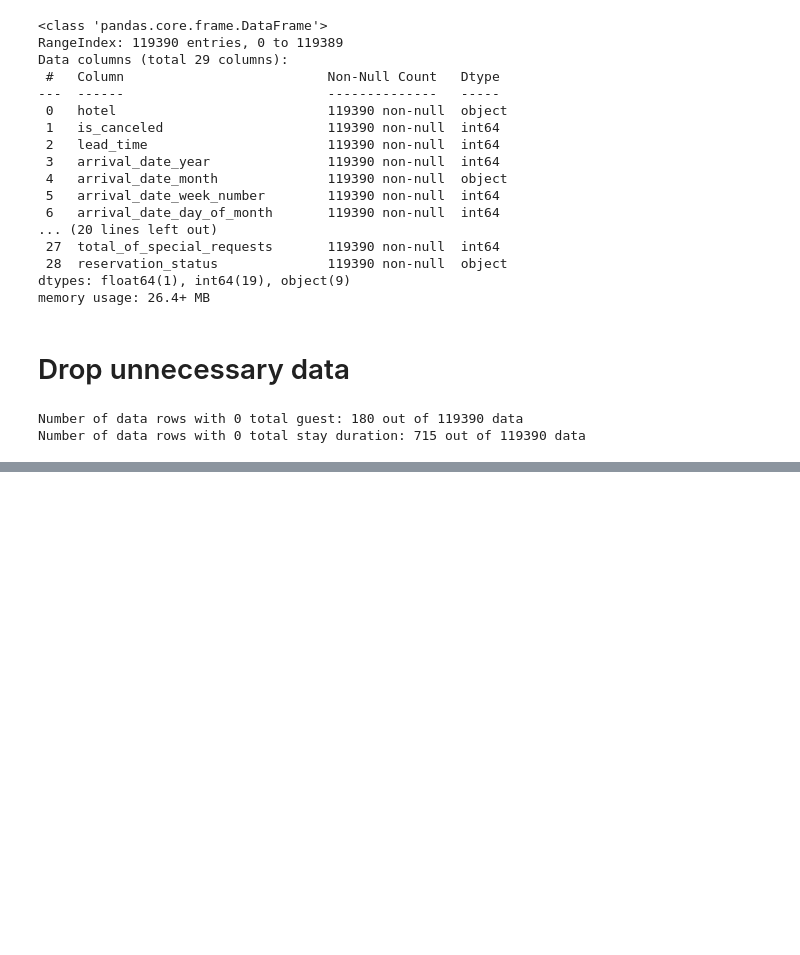
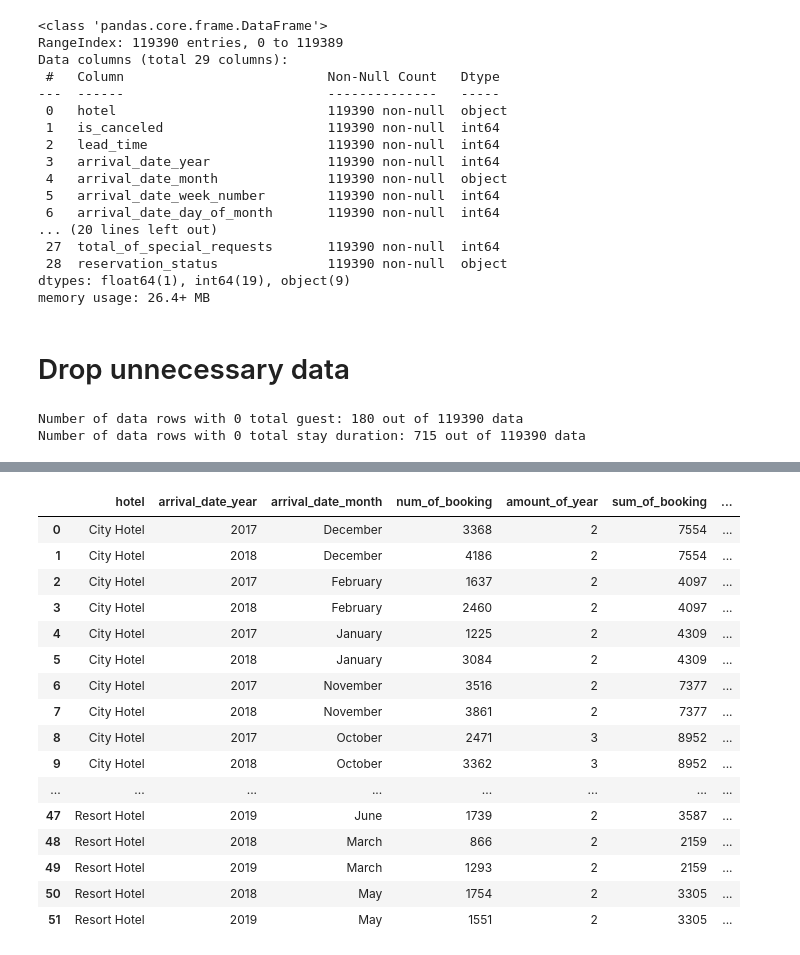
Before and after one commit to ferrysetefanus/Investigate-Hotel-Business-using-Data-Visualization, a Jupyter notebook: hotel_booking.ipynb, the cells around one changed output, grey strips where cells are left out. Saved outputs shown, nothing was run; the diff lists cells and outputs as text; code cells hidden in the pictures; blank space fills up the shorter version.

```diff
--- a/hotel_booking.ipynb
+++ b/hotel_booking.ipynb
@@ -181,0 +221,5 @@ df_fix = df_clean_final.copy()
+# %%
+# create amount of year based on hotel category and month
+df_year = df_table.groupby(['hotel', 'arrival_date_month']).agg({'arrival_date_year':'count'})
+df_table = df_table.merge(df_year, on=['hotel', 'arrival_date_month'])
+df_table
@@ -181,0 +244,27 @@ df_fix = df_clean_final.copy()
+# %%
+# create sum of booking based on hotel category and month
+df_booking_sum = df_table.groupby(['hotel', 'arrival_date_month']).agg({'is_canceled' : 'sum'})
+df_table = df_table.merge(df_booking_sum, on=['hotel', 'arrival_date_month'])
+df_table = df_table.rename(columns = {'arrival_date_year_x' : 'arrival_date_year', 'is_canceled_x' : 'num_of_booking', 'arrival_date_year_y' : 'amount_of_year', 'is_canceled_y' : 'sum_of_booking'})
+
+
+df_table['avg_num_booking'] = round(df_table['sum_of_booking']/df_table['amount_of_year'])
+df_table
+# %% [output]
+|  | hotel | arrival_date_year | arrival_date_month | num_of_booking | amount_of_year | sum_of_booking | ... |
+| 0 | City Hotel | 2017 | December | 3368 | 2 | 7554 | ... |
+| 1 | City Hotel | 2018 | December | 4186 | 2 | 7554 | ... |
+| 2 | City Hotel | 2017 | February | 1637 | 2 | 4097 | ... |
+| 3 | City Hotel | 2018 | February | 2460 | 2 | 4097 | ... |
+| 4 | City Hotel | 2017 | January | 1225 | 2 | 4309 | ... |
+| 5 | City Hotel | 2018 | January | 3084 | 2 | 4309 | ... |
+| 6 | City Hotel | 2017 | November | 3516 | 2 | 7377 | ... |
+| 7 | City Hotel | 2018 | November | 3861 | 2 | 7377 | ... |
+| 8 | City Hotel | 2017 | October | 2471 | 3 | 8952 | ... |
+| 9 | City Hotel | 2018 | October | 3362 | 3 | 8952 | ... |
+| ... | ... | ... | ... | ... | ... | ... | ... |
+| 47 | Resort Hotel | 2019 | June | 1739 | 2 | 3587 | ... |
+| 48 | Resort Hotel | 2018 | March | 866 | 2 | 2159 | ... |
+| 49 | Resort Hotel | 2019 | March | 1293 | 2 | 2159 | ... |
+| 50 | Resort Hotel | 2018 | May | 1754 | 2 | 3305 | ... |
+| 51 | Resort Hotel | 2019 | May | 1551 | 2 | 3305 | ... |
```
Also changed, not shown: parts of 9 cells of this notebook, 1 other file.
